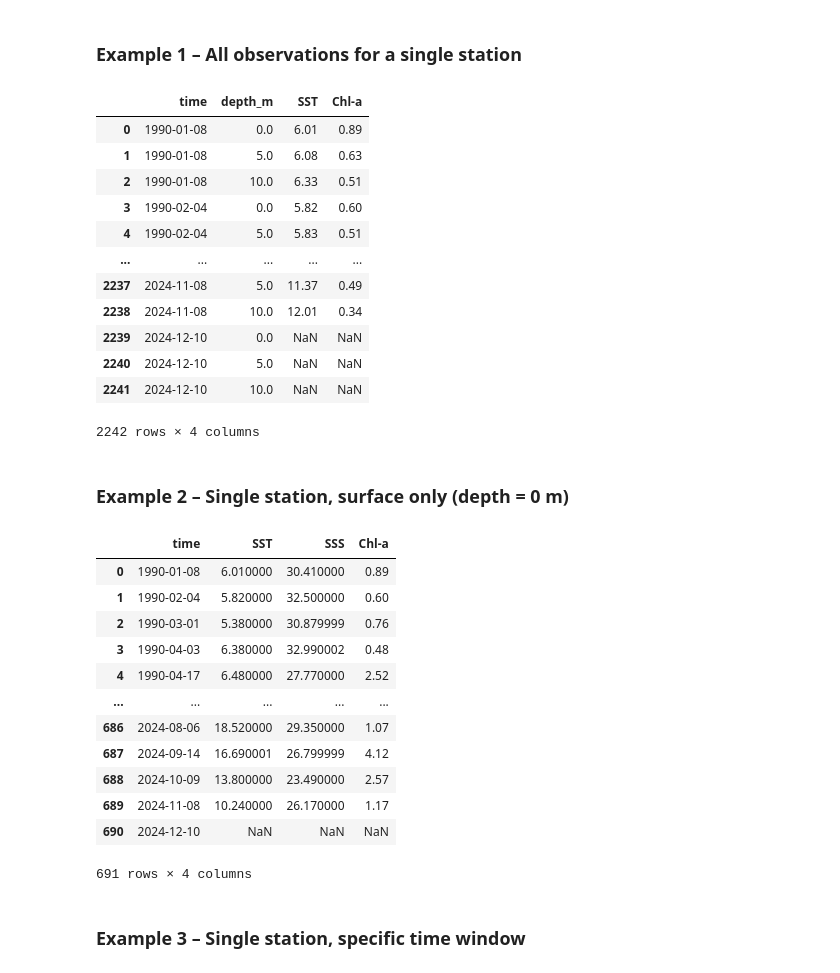
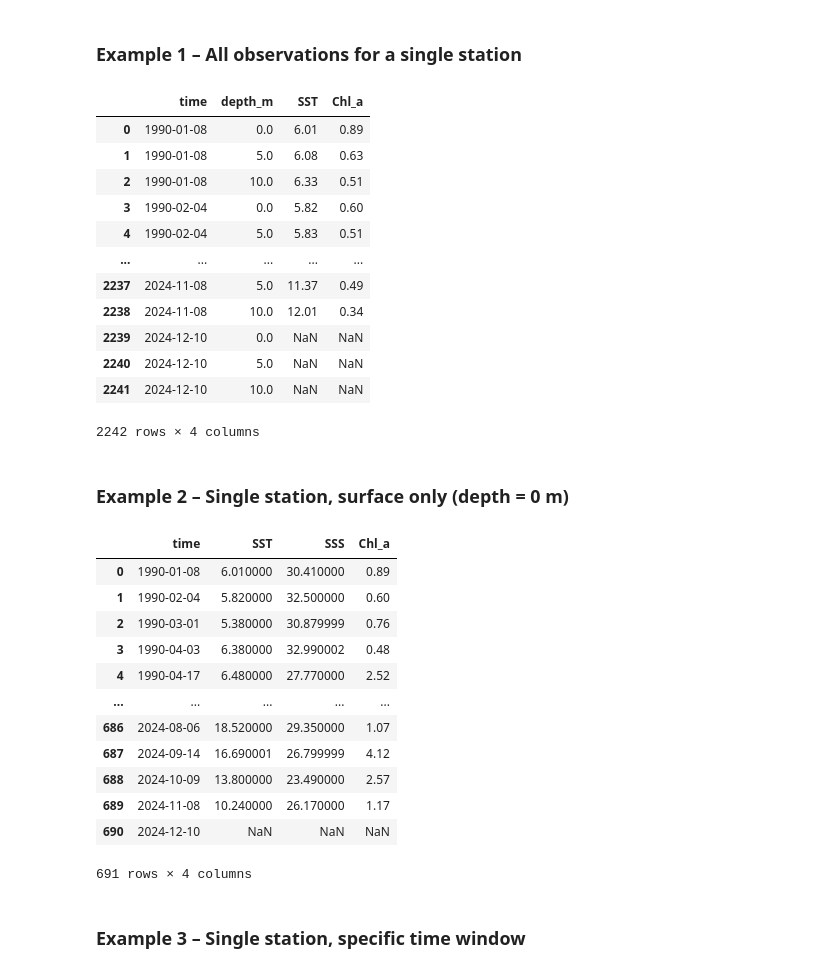
Before and after one commit to NIVANorge/niva-aquainfra, a Jupyter notebook: notebooks/create_oslofjord_dataset.ipynb, the cells around one changed output. Cells and saved outputs as stored; diff of their text form; code cells hidden in the pictures.

```diff
--- a/notebooks/create_oslofjord_dataset.ipynb
+++ b/notebooks/create_oslofjord_dataset.ipynb
@@ -303,14 +303,14 @@ stns = ds["station_name"].values
 # %%
 mask = stn_of_obs == np.where(stns == "Arendal")[0][0]
 
 pd.DataFrame({
     "time":    time_of_obs[mask],
     "depth_m": depth_of_obs[mask],
     "SST":    ds["SST"].values[mask],
-    "Chl-a": ds["Chl-a"].values[mask],
+    "Chl_a": ds["Chl_a"].values[mask],
 })
 # %% [output]
-|  | time | depth_m | SST | Chl-a |
+|  | time | depth_m | SST | Chl_a |
 | 0 | 1990-01-08 | 0.0 | 6.01 | 0.89 |
 | 1 | 1990-01-08 | 5.0 | 6.08 | 0.63 |
 | 2 | 1990-01-08 | 10.0 | 6.33 | 0.51 |
@@ -332,10 +332,10 @@ pd.DataFrame({
     "time":         time_of_obs[mask],
     "SST":     ds["SST"].values[mask],
     "SSS":      ds["SSS"].values[mask],
-    "Chl-a": ds["Chl-a"].values[mask],
+    "Chl_a": ds["Chl_a"].values[mask],
 })
 # %% [output]
-|  | time | SST | SSS | Chl-a |
+|  | time | SST | SSS | Chl_a |
 | 0 | 1990-01-08 | 6.010000 | 30.410000 | 0.89 |
 | 1 | 1990-02-04 | 5.820000 | 32.500000 | 0.60 |
 | 2 | 1990-03-01 | 5.380000 | 30.879999 | 0.76 |
```
Also changed, not shown: parts of 5 cells of this notebook, 2 other files.
